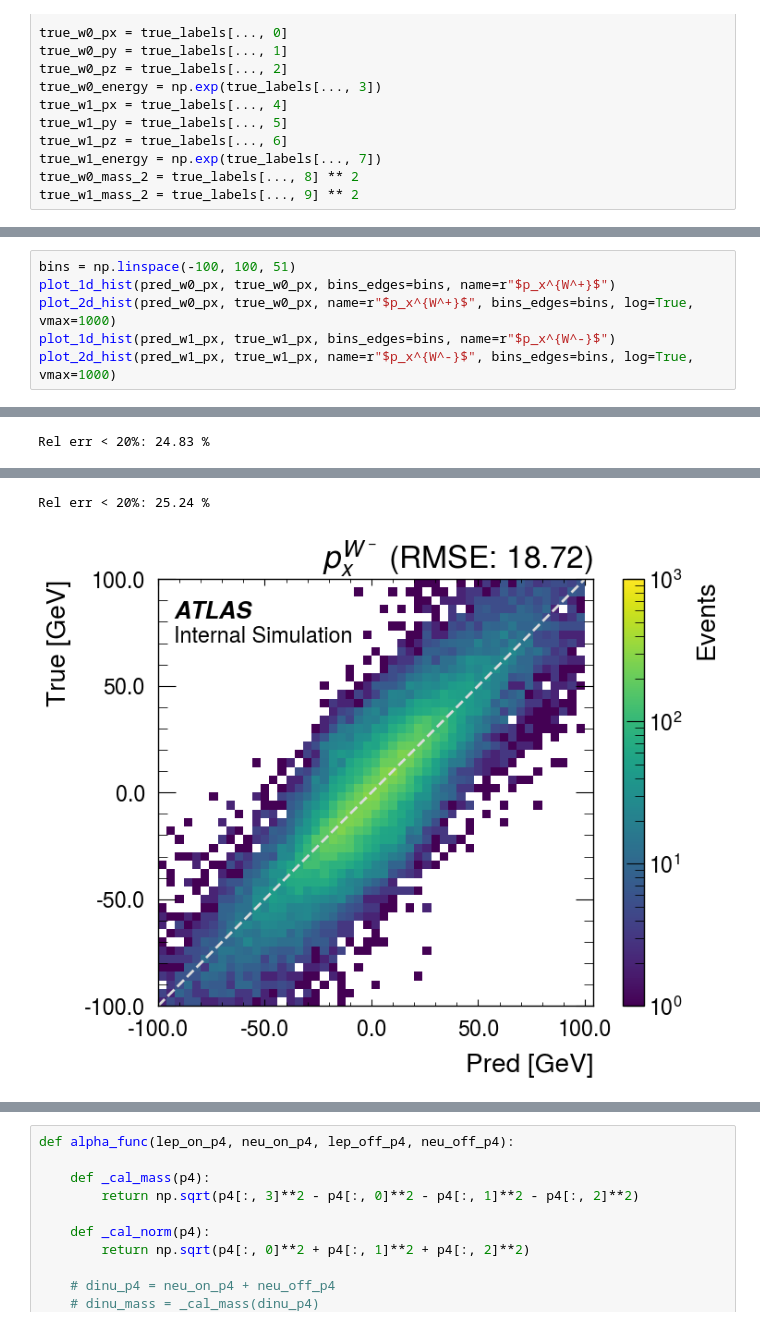
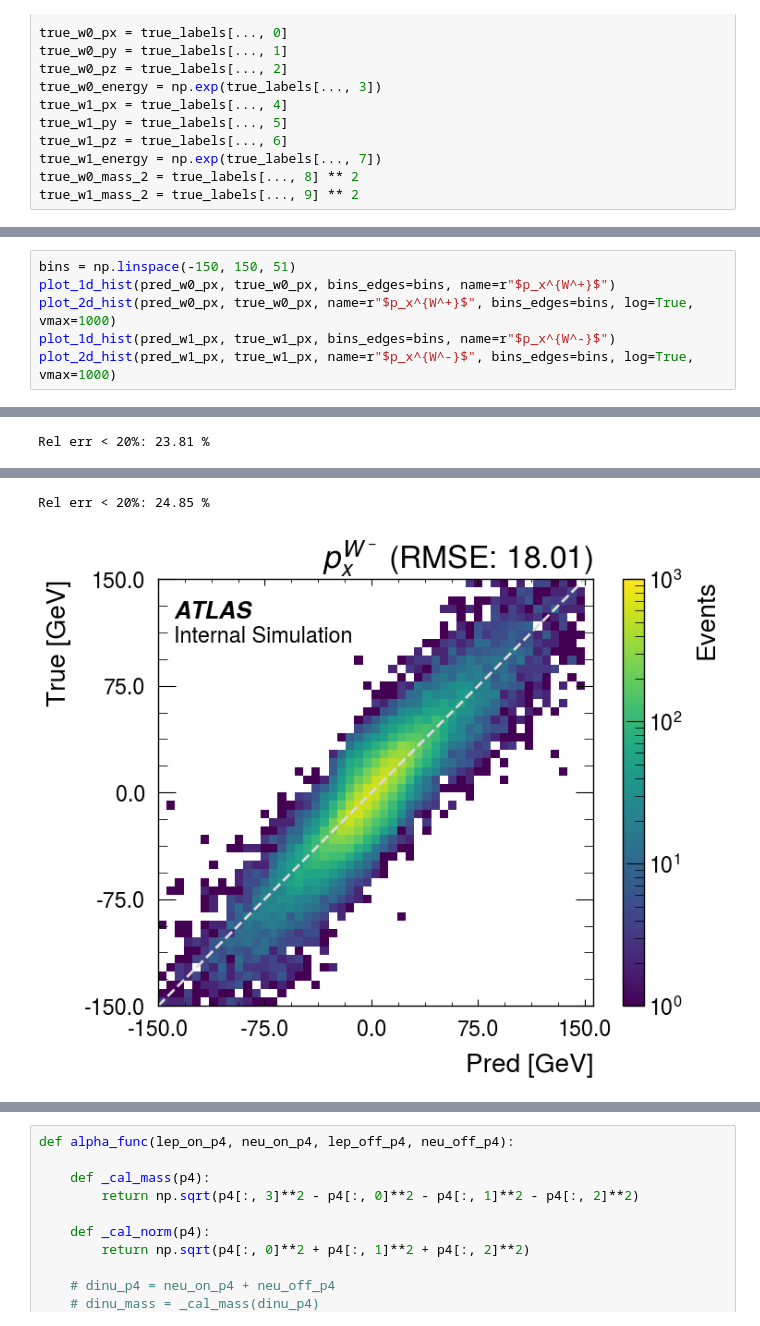
Before and after one commit to yygarypeng/ww-pcres, a Jupyter notebook: notebooks/visualize.ipynb, the cells around one changed output, grey strips where cells are left out. Saved outputs shown, nothing was run; the diff lists cells and outputs as text.

```diff
--- a/notebooks/visualize.ipynb
+++ b/notebooks/visualize.ipynb
@@ -173,6 +174,6 @@ Rel err < 20%: 72.86 %
 ... (3 outputs left out)
 # %%
-bins = np.linspace(-100, 100, 51)
+bins = np.linspace(-150, 150, 51)
 plot_1d_hist(pred_w0_px, true_w0_px, bins_edges=bins, name=r"$p_x^{W^+}$")
 plot_2d_hist(pred_w0_px, true_w0_px, name=r"$p_x^{W^+}$", bins_edges=bins, log=True, vmax=1000)
 plot_1d_hist(pred_w1_px, true_w1_px, bins_edges=bins, name=r"$p_x^{W^-}$")
@@ -182 +183 @@ plot_2d_hist(pred_w1_px, true_w1_px, name=r"$p_x^{W^-}$", bins_edges=bins, log=T
-Rel err < 20%: 24.83 %
+Rel err < 20%: 23.81 %
@@ -185,3 +186,3 @@ Rel err < 20%: 24.83 %
-Rel err < 20%: 25.24 %
+Rel err < 20%: 24.85 %
-[figure, old version]
+[figure, new version]
 # %%
```
Also changed, not shown: parts of 17 cells of this notebook, 7 other files.
